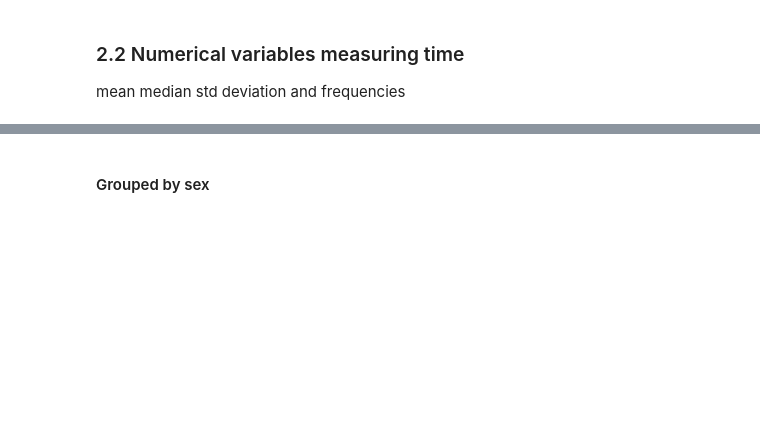
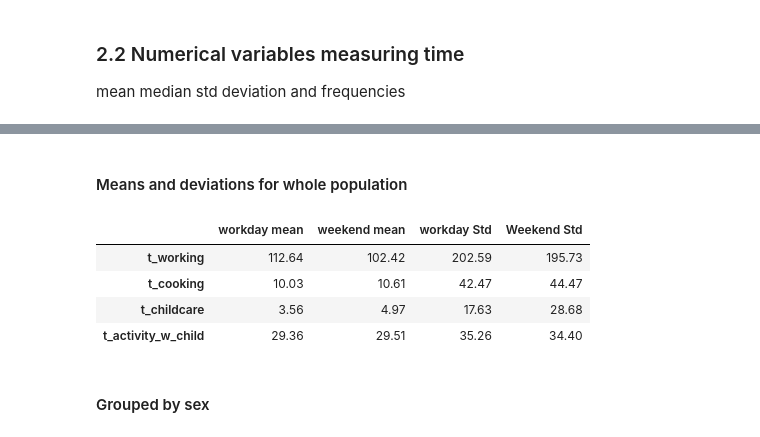
Before and after one commit to arttusamuel/statisical_data_analysis, a Jupyter notebook: stat-data-project/data-cleaning.ipynb, the cells around one changed output, grey strips where cells are left out. Saved outputs shown, nothing was run; the diff lists cells and outputs as text; code cells hidden in the pictures; blank space fills up the shorter version.

```diff
--- a/stat-data-project/data-cleaning.ipynb
+++ b/stat-data-project/data-cleaning.ipynb
@@ -442,14 +516,23 @@ mean median std deviation and frequencies
+# %% [markdown]
+#### Means and deviations for whole population
 # %%
 list = ['t_working', 't_cooking', 't_childcare', 't_activity_w_child']
 # print(df['day_of_week' == 'workday'][list].std())
 weekday_mean = df[df['day_of_week'] == 'workday'][list].mean()
 workday_mean = df[df['day_of_week'] == 'weekend'][list].mean()
 
 weekday_std = df[df['day_of_week'] == 'workday'][list].std()
 workday_std = df[df['day_of_week'] == 'weekend'][list].std()
 
 deviations = pd.concat([weekday_mean, workday_mean, weekday_std, workday_std], axis=1, keys=['workday mean', 'weekend mean', 'workday Std', 'Weekend Std']).round(2)
+deviations
 # deviations.plot(kind='scatter')
+# %% [output]
+|  | workday mean | weekend mean | workday Std | Weekend Std |
+| t_working | 112.64 | 102.42 | 202.59 | 195.73 |
+| t_cooking | 10.03 | 10.61 | 42.47 | 44.47 |
+| t_childcare | 3.56 | 4.97 | 17.63 | 28.68 |
+| t_activity_w_child | 29.36 | 29.51 | 35.26 | 34.40 |
 # %% [markdown]
 #### Grouped by sex
 # %%
```
Also changed, not shown: parts of 37 cells of this notebook.
